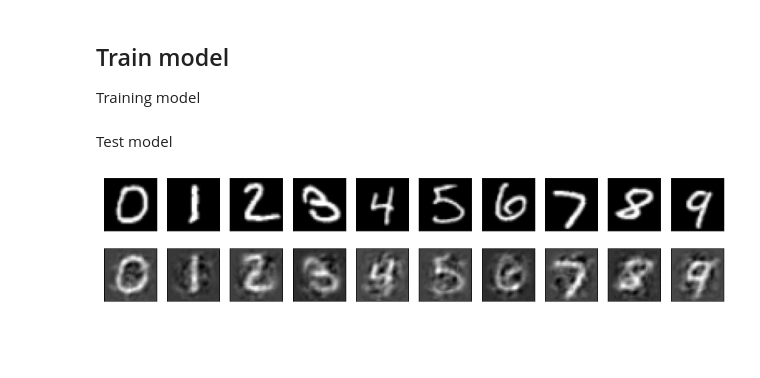
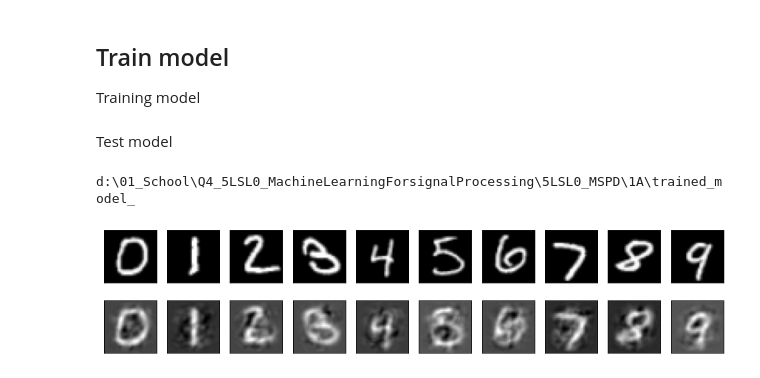
Before and after one commit to Lynch1206/5LSL0_MSPD, a Jupyter notebook: 1A/Ex2.ipynb, the cells around one changed output. Saved outputs shown, nothing was run; the diff lists cells and outputs as text; code cells hidden in the pictures; blank space fills up the shorter version.

Commit message:
add ex2 train model

```diff
--- a/1A/Ex2.ipynb
+++ b/1A/Ex2.ipynb
@@ -129,6 +196,7 @@ class Net(nn.Module):
         self.fc1 = nn.Linear(32*32, 32*32)
         self.fc2 = nn.Linear(32*32, 32*32)
         self.fc3 = nn.Linear(32*32, 32*32)
+        self.fc4 = nn.Linear(32*32, 32*32)
     def relu(self,x):
         m = x.data
         m[m < 0] = 0 # fancy relu
@@ -141,6 +209,8 @@ class Net(nn.Module):
         x = self.fc2(x)
         x = self.relu(x)
         x = self.fc3(x)
+        x = self.relu(x)
+        x = self.fc4(x)
         return x
 
 model = Net()
@@ -152,0 +226,20 @@ train_set, val_set = torch.utils.data.random_split(train_loader.dataset, [50000,
+# %%
+model.eval()
+with torch.no_grad():
+    plt.figure(figsize=(12,3))              # show the examples in a plot
+    x_noisy_example = x_noisy_example.to(device) # Transfer to GPU
+    output = model(x_noisy_example).resize(64,1,32,32).cpu() # resize our output as the same size of input and transfer back to cpu
+    for i in range(10):
+        plt.subplot(2,10,i+1)
+        plt.imshow(x_clean_example[i,0,:,:],cmap='gray')
+        plt.xticks([])
+        plt.yticks([])
+
+        plt.subplot(2,10,i+11)
+        plt.imshow(output[i,0,:,:],cmap='gray')
+        plt.xticks([])
+        plt.yticks([])
+
+    plt.tight_layout()
+    # plt.savefig("Ex2_untrained_test_data_examples.png",dpi=300,bbox_inches='tight')
+    plt.show()
@@ -199,25 +297,28 @@ show(p)
 # %% [markdown]
 Test model
 # %%
-model = torch.load(MODEL__DIR +'epoch'+ str(num_epochs)+ 'FNN_net_model.ckpt')
+num_epochs = 15
+print(MODEL__DIR)
+model = torch.load(MODEL__DIR +'epoch'+ str(num_epochs)+ 'FNN_net_model.ckpt',map_location=device)
 model.eval()
 with torch.no_grad():
     plt.figure(figsize=(12,3))              # show the examples in a plot
-    x_noisy_example = x_noisy_example.cpu() # Transfer to GPU
-    output = model(x_noisy_example).resize(64,1,32,32).to(device) # resize our output as the same size of input and transfer back to cpu
+    x_noisy_example = x_noisy_example.to(device) # Transfer to GPU
+    output = model(x_noisy_example).resize(64,1,32,32).cpu() # resize our output as the same size of input and transfer back to cpu
     for i in range(10):
         plt.subplot(2,10,i+1)
         plt.imshow(x_clean_example[i,0,:,:],cmap='gray')
         plt.xticks([])
         plt.yticks([])
 
         plt.subplot(2,10,i+11)
         plt.imshow(output[i,0,:,:],cmap='gray')
         plt.xticks([])
         plt.yticks([])
 
     plt.tight_layout()
-    # plt.savefig("untrained_test_data_examples.png",dpi=300,bbox_inches='tight')
+    # plt.savefig("Newmodl_test_458epoch.png",dpi=300,bbox_inches='tight')
     plt.show()
 # %% [output]
+d:\01_School\Q4_5LSL0_MachineLearningForsignalProcessing\5LSL0_MSPD\1A\trained_model_
-[figure, old version]
+[figure, new version]
```
Also changed, not shown: parts of 6 cells of this notebook.
